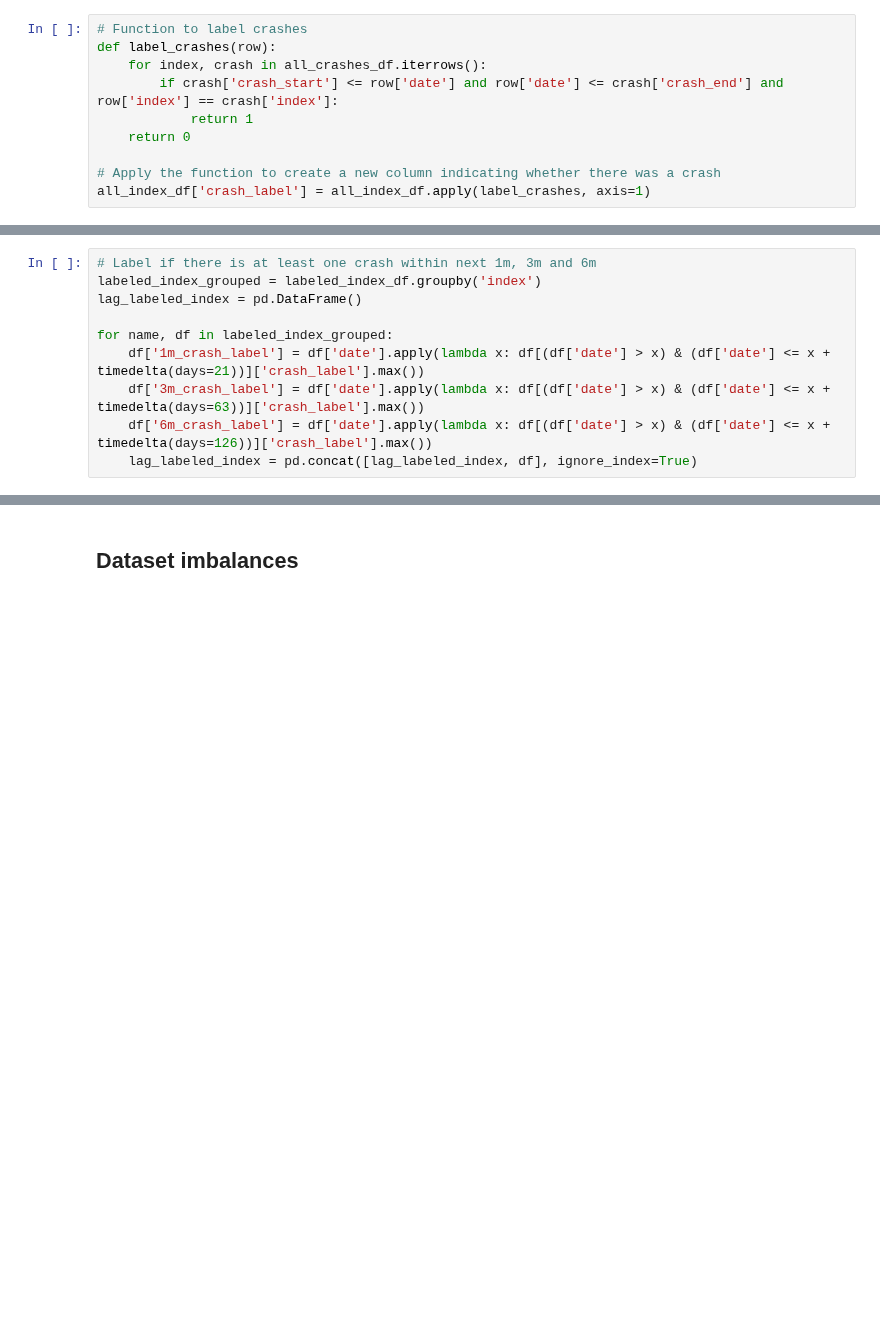
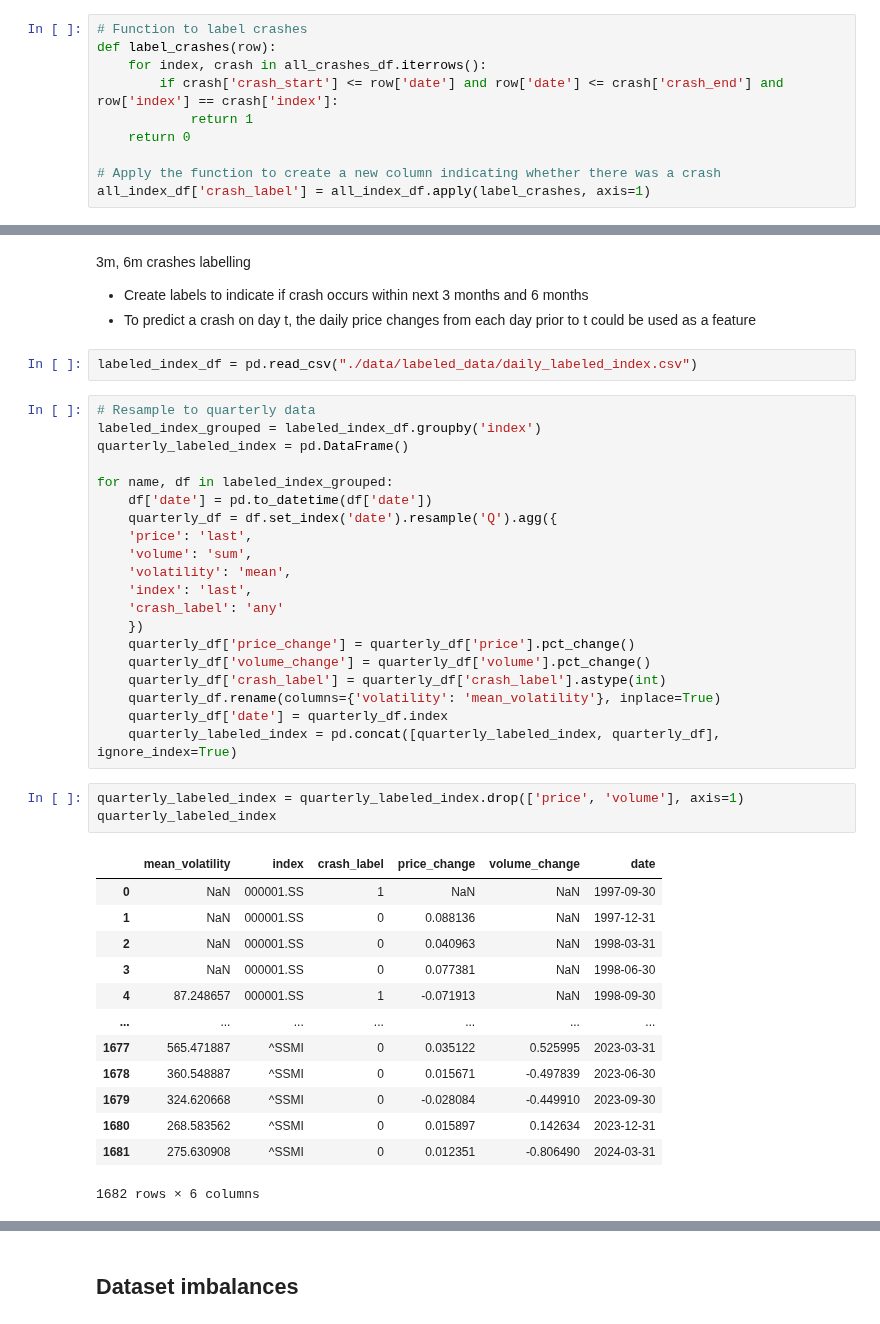
Before and after one commit to nicockt/fyp-2024, a Jupyter notebook: Data Processing.ipynb, the cells around one changed output, grey strips where cells are left out. Drawn from its saved outputs; the diff is of its cells as text; blank space fills up the shorter version.

```diff
--- a/Data Processing.ipynb
+++ b/Data Processing.ipynb
@@ -349,12 +331,2 @@ labeled_index_df
-# %%
-# Label if there is at least one crash within next 1m, 3m and 6m
-labeled_index_grouped = labeled_index_df.groupby('index')
-lag_labeled_index = pd.DataFrame()
-
-for name, df in labeled_index_grouped:
-    df['1m_crash_label'] = df['date'].apply(lambda x: df[(df['date'] > x) & (df['date'] <= x + timedelta(days=21))]['crash_label'].max())
-    df['3m_crash_label'] = df['date'].apply(lambda x: df[(df['date'] > x) & (df['date'] <= x + timedelta(days=63))]['crash_label'].max())
-    df['6m_crash_label'] = df['date'].apply(lambda x: df[(df['date'] > x) & (df['date'] <= x + timedelta(days=126))]['crash_label'].max())
-    lag_labeled_index = pd.concat([lag_labeled_index, df], ignore_index=True)
 # %%
 # Save as csv
@@ -397,0 +337,43 @@ Saved labeled_index_6m.csv
+# %% [markdown]
+3m, 6m crashes labelling
+- Create labels to indicate if crash occurs within next 3 months and 6 months
+- To predict a crash on day t, the daily price changes from each day prior to t could be used as a feature
+# %%
+labeled_index_df = pd.read_csv("./data/labeled_data/daily_labeled_index.csv")
+# %%
+# Resample to quarterly data
+labeled_index_grouped = labeled_index_df.groupby('index')
+quarterly_labeled_index = pd.DataFrame()
+
+for name, df in labeled_index_grouped:
+    df['date'] = pd.to_datetime(df['date'])
+    quarterly_df = df.set_index('date').resample('Q').agg({
+    'price': 'last',
+    'volume': 'sum',
+    'volatility': 'mean',
+    'index': 'last',
+    'crash_label': 'any'
+    })
+    quarterly_df['price_change'] = quarterly_df['price'].pct_change()
+    quarterly_df['volume_change'] = quarterly_df['volume'].pct_change()
+    quarterly_df['crash_label'] = quarterly_df['crash_label'].astype(int)
+    quarterly_df.rename(columns={'volatility': 'mean_volatility'}, inplace=True)
+    quarterly_df['date'] = quarterly_df.index
+    quarterly_labeled_index = pd.concat([quarterly_labeled_index, quarterly_df], ignore_index=True)
+# %%
+quarterly_labeled_index = quarterly_labeled_index.drop(['price', 'volume'], axis=1)
+quarterly_labeled_index
+# %% [output]
+|  | mean_volatility | index | crash_label | price_change | volume_change | date |
+| 0 | NaN | 000001.SS | 1 | NaN | NaN | 1997-09-30 |
+| 1 | NaN | 000001.SS | 0 | 0.088136 | NaN | 1997-12-31 |
+| 2 | NaN | 000001.SS | 0 | 0.040963 | NaN | 1998-03-31 |
+| 3 | NaN | 000001.SS | 0 | 0.077381 | NaN | 1998-06-30 |
+| 4 | 87.248657 | 000001.SS | 1 | -0.071913 | NaN | 1998-09-30 |
+| ... | ... | ... | ... | ... | ... | ... |
+| 1677 | 565.471887 | ^SSMI | 0 | 0.035122 | 0.525995 | 2023-03-31 |
+| 1678 | 360.548887 | ^SSMI | 0 | 0.015671 | -0.497839 | 2023-06-30 |
+| 1679 | 324.620668 | ^SSMI | 0 | -0.028084 | -0.449910 | 2023-09-30 |
+| 1680 | 268.583562 | ^SSMI | 0 | 0.015897 | 0.142634 | 2023-12-31 |
+| 1681 | 275.630908 | ^SSMI | 0 | 0.012351 | -0.806490 | 2024-03-31 |
+1682 rows × 6 columns
```
Also changed, not shown: parts of 15 cells of this notebook, 30 other files.
